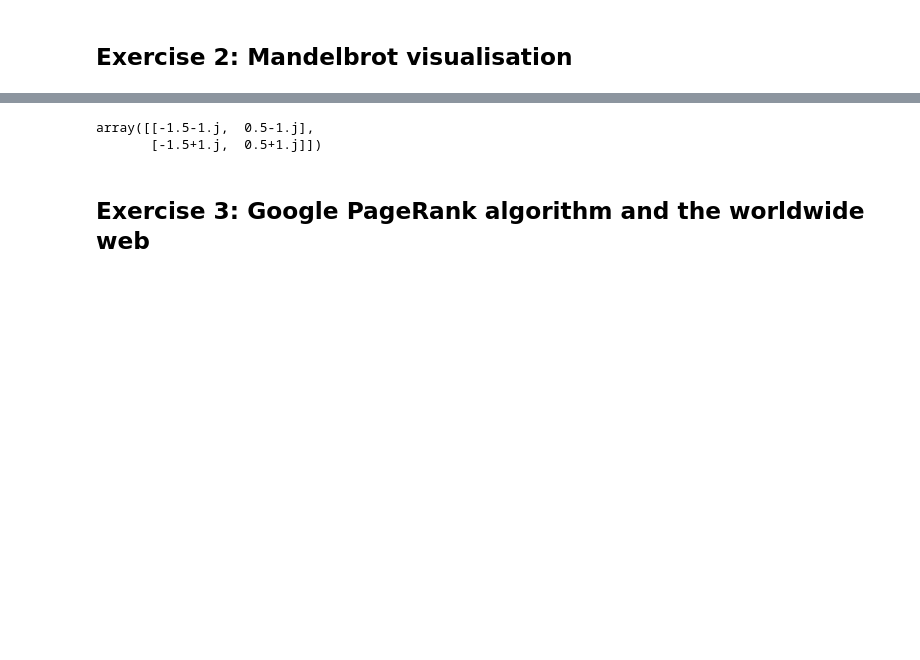
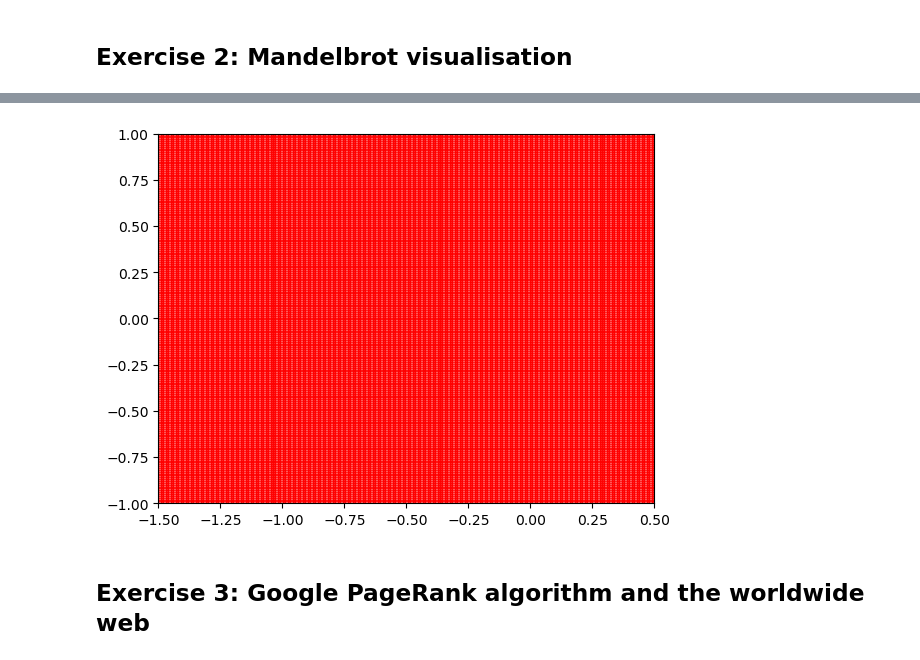
Before and after one commit to OlivierAM23/ds5_assignment_group7, a Jupyter notebook: answer_file.ipynb, the cells around one changed output, grey strips where cells are left out. Cells and saved outputs as stored; diff of their text form; code cells hidden in the pictures; blank space fills up the shorter version.

```diff
--- a/answer_file.ipynb
+++ b/answer_file.ipynb
@@ -93,11 +93,10 @@ plot_complex(mandelbroth(10,1,1))
 # %%
 def complex_matrix(xmin, xmax, ymin, ymax, pixel_density):
     real = np.linspace(xmin, xmax, int((xmax-xmin)*pixel_density))
     imaginary = np.linspace(ymin, ymax, int((ymax-ymin)*pixel_density))
     return real[np.newaxis, :] + imaginary[:, np.newaxis]*1j
-complex_matrix(-3/2, 1/2, -1, 1, 1)
+plot_complex(complex_matrix(-3/2, 1/2, -1, 1, 100))
 # %% [output]
-array([[-1.5-1.j,  0.5-1.j],
-       [-1.5+1.j,  0.5+1.j]])
+[figure, added]
 # %% [markdown]
 ## Exercise 3: Google PageRank algorithm and the worldwide web
```
Also changed, not shown: parts of 1 cell of this notebook.
